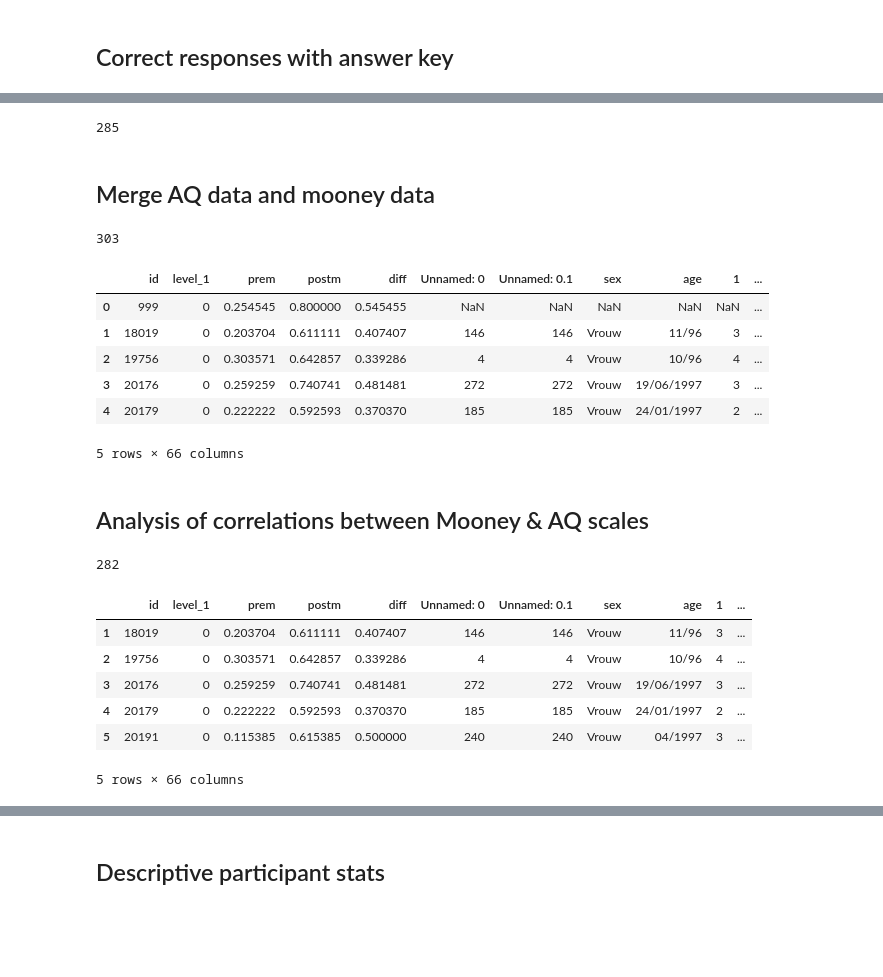
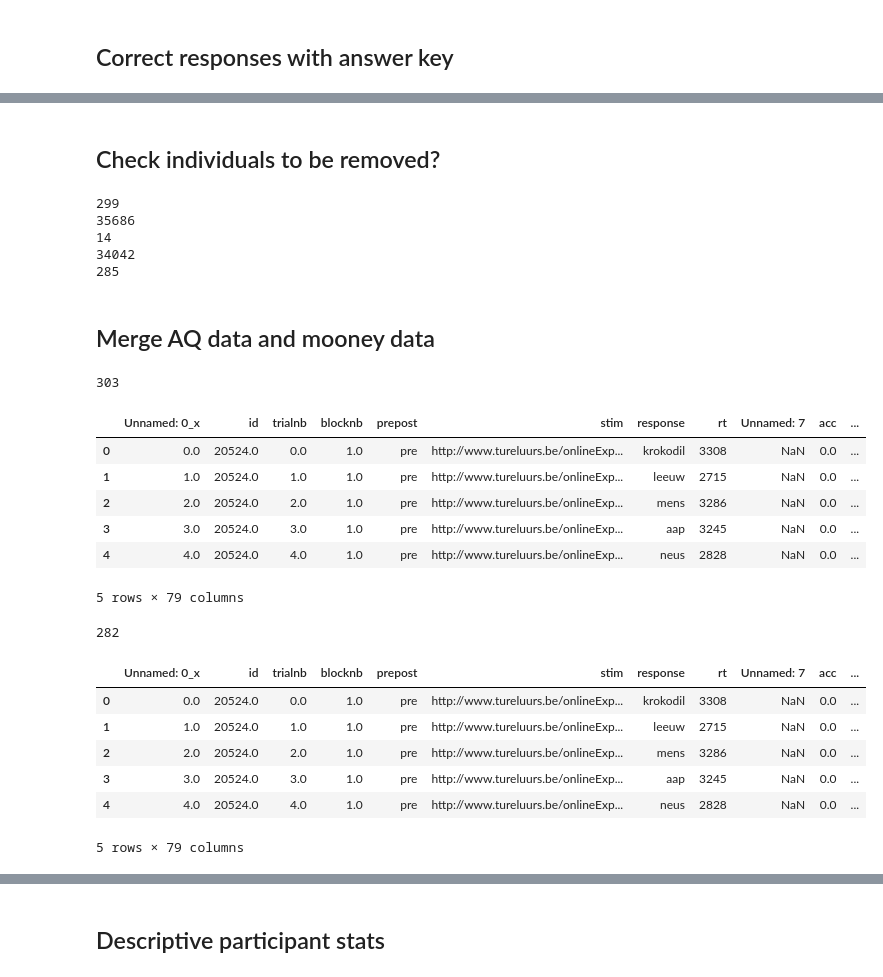
Before and after one commit to hoenir/MooneyTD, a Jupyter notebook: analysisAdolescentsASD2016.ipynb, the cells around one changed output, grey strips where cells are left out. Saved outputs shown, nothing was run; the diff lists cells and outputs as text; code cells hidden in the pictures; blank space fills up the shorter version.

```diff
--- a/analysisAdolescentsASD2016.ipynb
+++ b/analysisAdolescentsASD2016.ipynb
@@ -273,15 +299,15 @@ dfstim.to_csv("AQ_Data/COaccByStim.csv")
 # %%
 # check stims that are too difficult
 
-stims = df.groupby(['stim']).mean()
-stims = stims.reset_index()
-stims = stims.stim[stims.acc<.2]#.iloc[0]
+stims = dfstim.stim.loc[(dfstim.prepost=="post") & (dfstim.acc<.2)]
 
 print(len(df))
+print(len(stims))
 
 for stim in stims:
     df = df[df.stim!=stim]
 
 print(len(df))
+print(len(df['stim'].unique()))
 # %% [output]
 36600
@@ -326,39 +317,64 @@ sns.pointplot(x="prepost", y="acc", data=dfmelted);
-# %%
-print(len(dfdiff['id'].unique()))
-# %% [output]
-285
+# %% [markdown]
+## Check individuals to be removed?
+# %%
+#groupby individuals
+print(len(df['id'].unique()))
+
+dfid = df.groupby(['id', "prepost"]).acc.mean()
+dfid = dfid.reset_index()
+dfid.head()
+
+ids = dfid.id.loc[(dfid.prepost=="post") & (dfid.acc<.2)]
+
+print(len(df))
+print(len(ids))
+
+for id in ids:
+    df = df[df.id!=id]
+    dfid = dfid[dfid.id!=id]
+
+print(len(df))
+print(len(df['id'].unique()))
+# %% [output]
+299
+35686
+14
+34042
+285
 # %% [markdown]
 ## Merge AQ data and mooney data
+# %%
+dfAQ = pd.read_csv("AQ_Data/COdec2015AQ.csv")
+
+# add AQ standardized scores
+for i in ["AQ", "AQimagination","AQcomm", "AQsocialSkill", "AQattSwitch", "AQattDetail"]:
+    dfAQ[i+"_s"] = (dfAQ[i] - dfAQ[i].mean()) / dfAQ[i].std()
 # %%
-dfAQ = pd.read_csv("AQ_Data/COdec2015AQ.csv")
-
-dfmerged= pd.merge(dfdiff, dfAQ, how='outer', on='id')
+dfmerged= pd.merge(df, dfAQ, how='outer', on='id')
 
 print(len(dfmerged['id'].unique()))
 dfmerged.head()
 # %% [output]
 303
-|  | id | level_1 | prem | postm | diff | Unnamed: 0 | Unnamed: 0.1 | sex | age | 1 | ... |
-| 0 | 999 | 0 | 0.254545 | 0.800000 | 0.545455 | NaN | NaN | NaN | NaN | NaN | ... |
-| 1 | 18019 | 0 | 0.203704 | 0.611111 | 0.407407 | 146 | 146 | Vrouw | 11/96 | 3 | ... |
-| 2 | 19756 | 0 | 0.303571 | 0.642857 | 0.339286 | 4 | 4 | Vrouw | 10/96 | 4 | ... |
-| 3 | 20176 | 0 | 0.259259 | 0.740741 | 0.481481 | 272 | 272 | Vrouw | 19/06/1997 | 3 | ... |
-| 4 | 20179 | 0 | 0.222222 | 0.592593 | 0.370370 | 185 | 185 | Vrouw | 24/01/1997 | 2 | ... |
+|  | Unnamed: 0_x | id | trialnb | blocknb | prepost | stim | response | rt | Unnamed: 7 | acc | ... |
+| 0 | 0.0 | 20524.0 | 0.0 | 1.0 | pre | http://www.tureluurs.be/onlineExp... | krokodil | 3308 | NaN | 0.0 | ... |
+| 1 | 1.0 | 20524.0 | 1.0 | 1.0 | pre | http://www.tureluurs.be/onlineExp... | leeuw | 2715 | NaN | 0.0 | ... |
+| 2 | 2.0 | 20524.0 | 2.0 | 1.0 | pre | http://www.tureluurs.be/onlineExp... | mens | 3286 | NaN | 0.0 | ... |
+| 3 | 3.0 | 20524.0 | 3.0 | 1.0 | pre | http://www.tureluurs.be/onlineExp... | aap | 3245 | NaN | 0.0 | ... |
+| 4 | 4.0 | 20524.0 | 4.0 | 1.0 | pre | http://www.tureluurs.be/onlineExp... | neus | 2828 | NaN | 0.0 | ... |
-5 rows × 66 columns
+5 rows × 79 columns
-# %% [markdown]
-## Analysis of correlations between Mooney & AQ scales
 # %%
 #drop rows without AQ or diff
 
-dfmerged = dfmerged.dropna(subset=["AQ","diff"])
+dfmerged = dfmerged.dropna(subset=["AQ","prepost"])
 print(len(dfmerged['id'].unique()))
 dfmerged.head()
 # %% [output]
 282
-|  | id | level_1 | prem | postm | diff | Unnamed: 0 | Unnamed: 0.1 | sex | age | 1 | ... |
-| 1 | 18019 | 0 | 0.203704 | 0.611111 | 0.407407 | 146 | 146 | Vrouw | 11/96 | 3 | ... |
-| 2 | 19756 | 0 | 0.303571 | 0.642857 | 0.339286 | 4 | 4 | Vrouw | 10/96 | 4 | ... |
-| 3 | 20176 | 0 | 0.259259 | 0.740741 | 0.481481 | 272 | 272 | Vrouw | 19/06/1997 | 3 | ... |
-| 4 | 20179 | 0 | 0.222222 | 0.592593 | 0.370370 | 185 | 185 | Vrouw | 24/01/1997 | 2 | ... |
-| 5 | 20191 | 0 | 0.115385 | 0.615385 | 0.500000 | 240 | 240 | Vrouw | 04/1997 | 3 | ... |
+|  | Unnamed: 0_x | id | trialnb | blocknb | prepost | stim | response | rt | Unnamed: 7 | acc | ... |
+| 0 | 0.0 | 20524.0 | 0.0 | 1.0 | pre | http://www.tureluurs.be/onlineExp... | krokodil | 3308 | NaN | 0.0 | ... |
+| 1 | 1.0 | 20524.0 | 1.0 | 1.0 | pre | http://www.tureluurs.be/onlineExp... | leeuw | 2715 | NaN | 0.0 | ... |
+| 2 | 2.0 | 20524.0 | 2.0 | 1.0 | pre | http://www.tureluurs.be/onlineExp... | mens | 3286 | NaN | 0.0 | ... |
+| 3 | 3.0 | 20524.0 | 3.0 | 1.0 | pre | http://www.tureluurs.be/onlineExp... | aap | 3245 | NaN | 0.0 | ... |
+| 4 | 4.0 | 20524.0 | 4.0 | 1.0 | pre | http://www.tureluurs.be/onlineExp... | neus | 2828 | NaN | 0.0 | ... |
-5 rows × 66 columns
+5 rows × 79 columns
```
Also changed, not shown: parts of 142 cells of this notebook, 36 other files.
